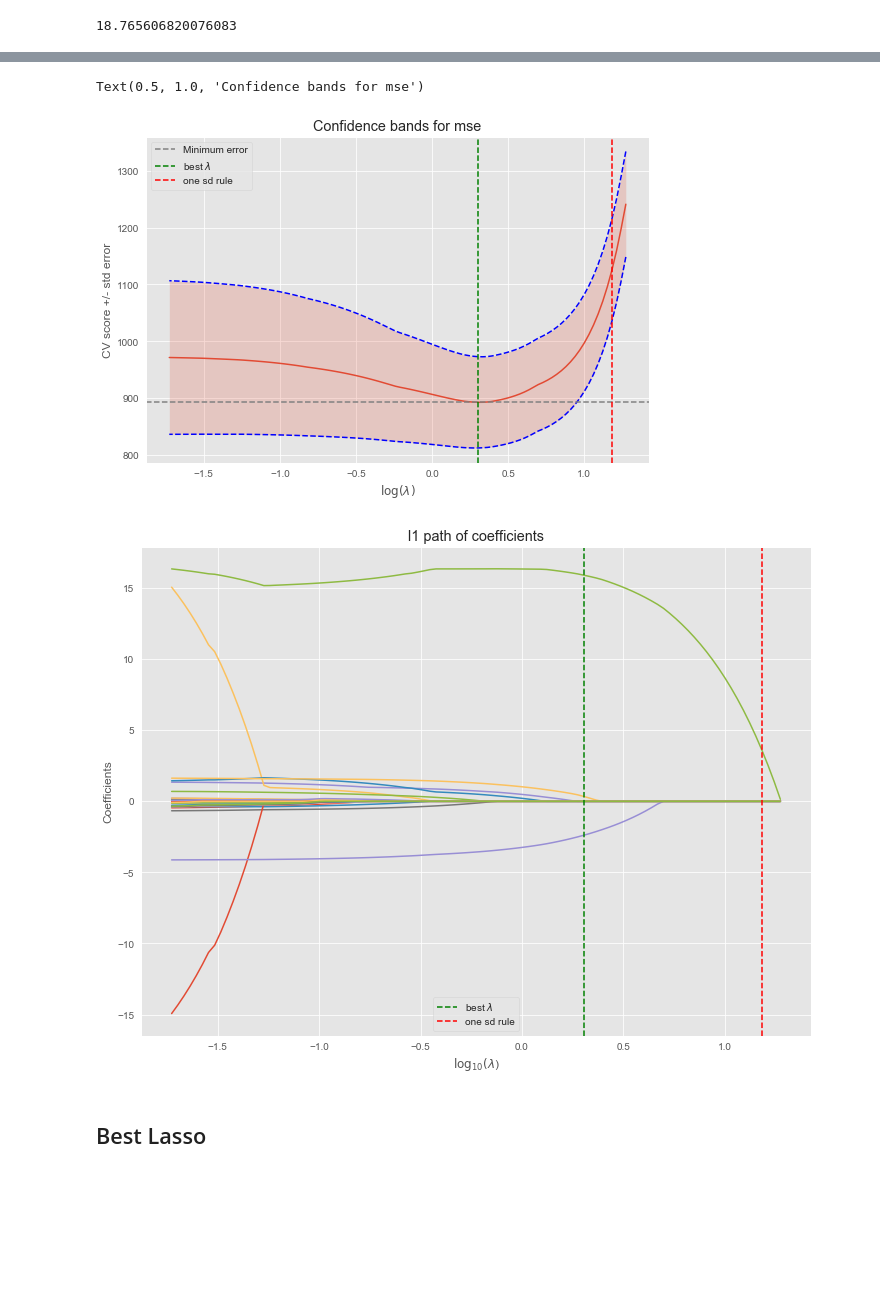
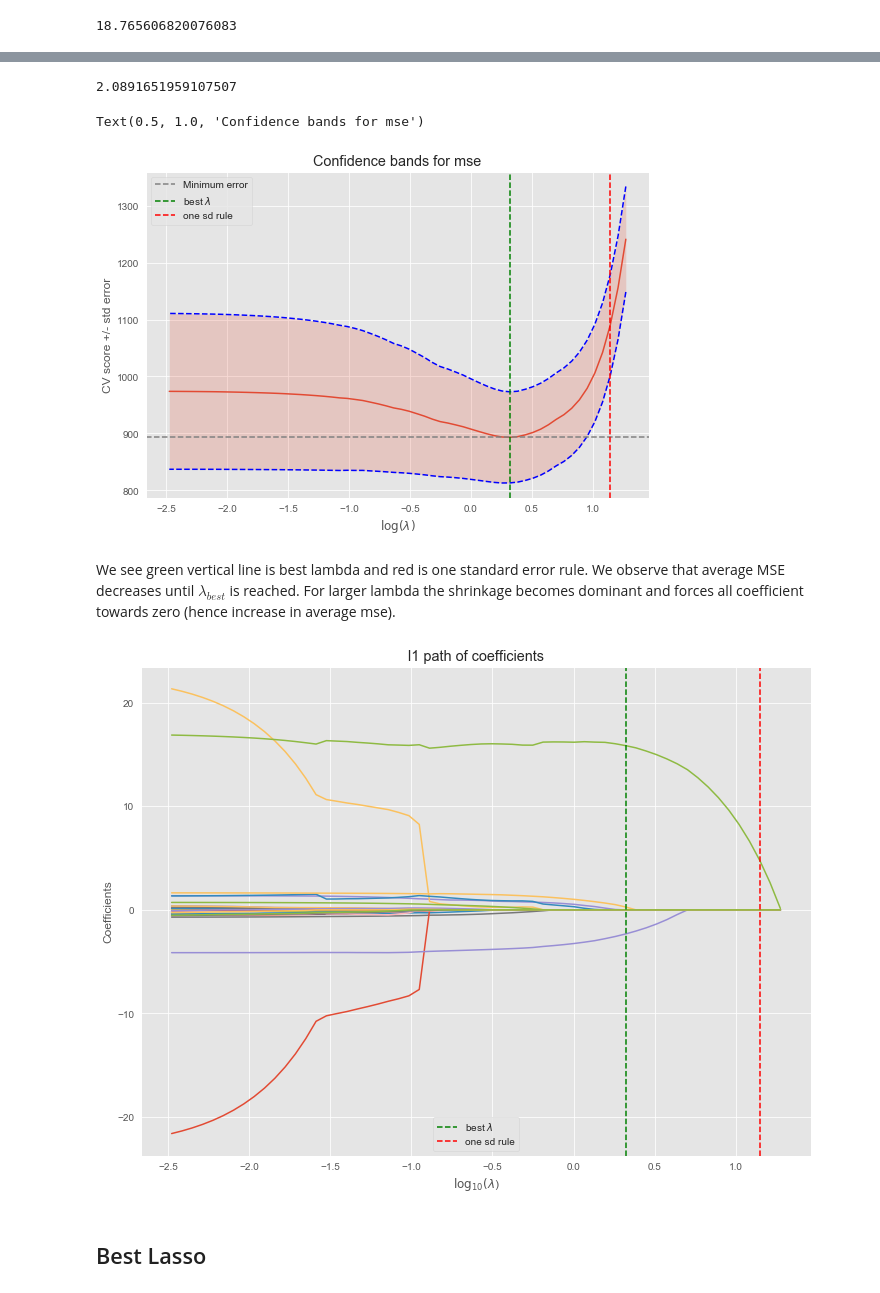
Before and after one commit to GunGro/MA8701, a Jupyter notebook: statlær2_facebookdata.ipynb, the cells around one changed output, grey strips where cells are left out. Saved outputs shown, nothing was run; the diff lists cells and outputs as text; code cells hidden in the pictures; blank space fills up the shorter version.

```diff
--- a/statlær2_facebookdata.ipynb
+++ b/statlær2_facebookdata.ipynb
@@ -265,17 +296,13 @@ l1_min_c_
 # %% [output]
 18.765606820076083
 # %%
-lambdas = l1_min_c_ * np.logspace(0, -3, 100)
-#lambdas=np.array([0.001,0.01,0.1,1])
+lambdas = l1_min_c_ * np.logspace(0, -3.75, 60)
-# %%
-# Path plot
-plt.style.use('ggplot')
 # %%
 from sklearn.linear_model import Lasso, LinearRegression
 from sklearn.model_selection import GridSearchCV
 
 
-estimator = Lasso()
+estimator = Lasso(tol=0.01)
 param_grid = {"alpha" : lambdas}
 param_grid
 # %% [output]
@@ -324,6 +346,10 @@ scores = -cv.cv_results_['mean_test_score']
 scores_std = cv.cv_results_['std_test_score']
 
 best_lambd = cv.best_params_['alpha']
+
+best_lambd
+# %% [output]
+2.0891651959107507
 # %%
 #Code to find one sd rule lambda
 
@@ -366,30 +392,32 @@ plt.legend()
 plt.title('Confidence bands for mse')
 # %% [output]
 Text(0.5, 1.0, 'Confidence bands for mse')
-[figure, old version]
+[figure, new version]
+# %% [markdown]
+We see green vertical line is best lambda and red is one standard error rule. We observe that average MSE decreases until $\lambda_{best}$ is reached. For larger lambda the shrinkage becomes dominant and forces all coefficient towards zero (hence increase in average mse).
 # %%
-clf = Lasso()
+clf = Lasso(tol=0.01)
 coefs_ = []
 
 for alpha in lambdas:
     clf.set_params(alpha=alpha)
     clf.fit(X_train, np.ravel(y_train))
     coefs_.append(clf.coef_.ravel().copy())
 
 coefs_ = np.array(coefs_)
 plt.figure(figsize=(12,9))
 plt.plot(np.log10(lambdas), coefs_) #proper value of lambda should be -np.log10(cs)
 ymin, ymax = plt.ylim()
 plt.xlabel(r'$\log_{10}(\lambda$)')
 plt.ylabel('Coefficients')
 plt.axvline(np.log10(best_lambd) , linestyle='dashed', color='green', label='best '+r'$\lambda$')
 plt.axvline(np.log10(onesd), linestyle='dashed', color='red', label='one sd rule')
 plt.legend()
 plt.title('l1 path of coefficients')
 plt.axis('tight')
 plt.show()
 # %% [output]
-[figure, old version]
+[figure, new version]
 # %% [markdown]
 ## Best Lasso
 # %%
```
Also changed, not shown: parts of 45 cells of this notebook.
